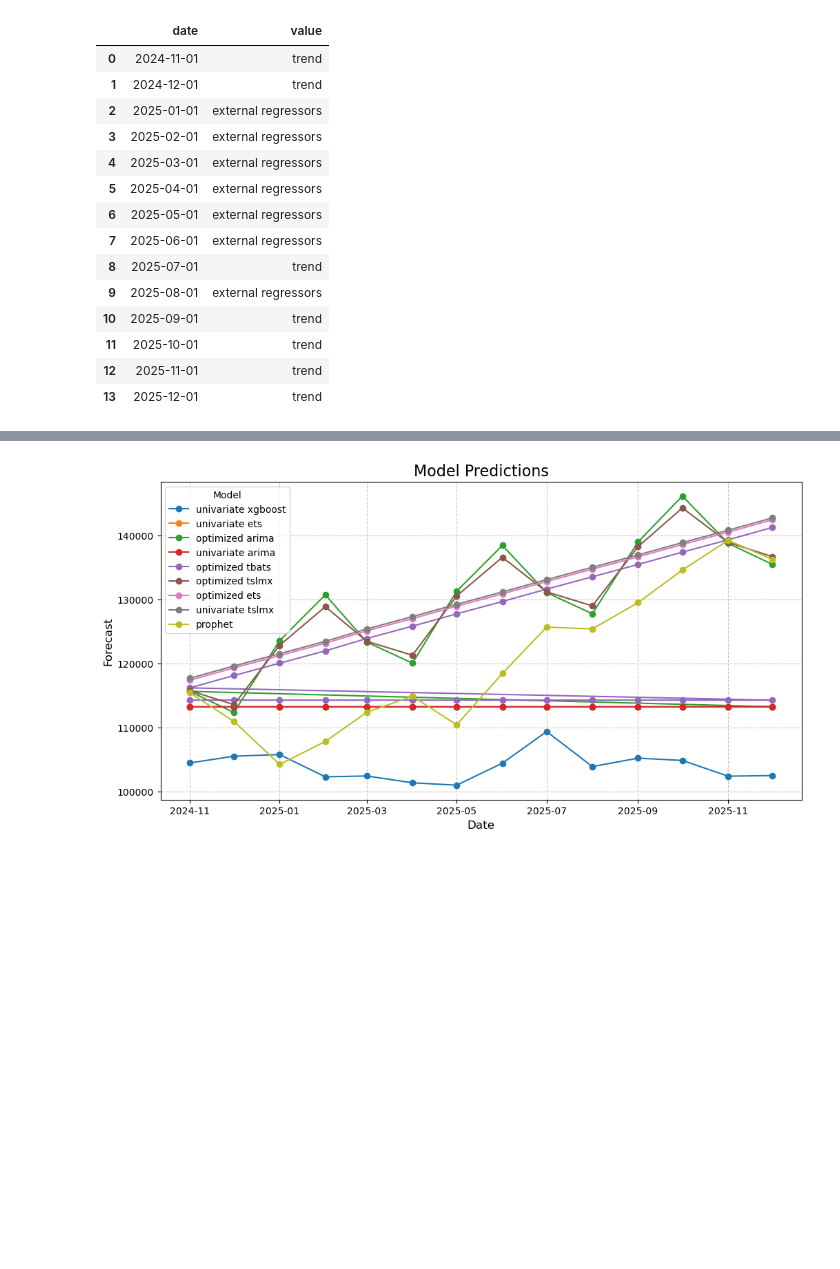
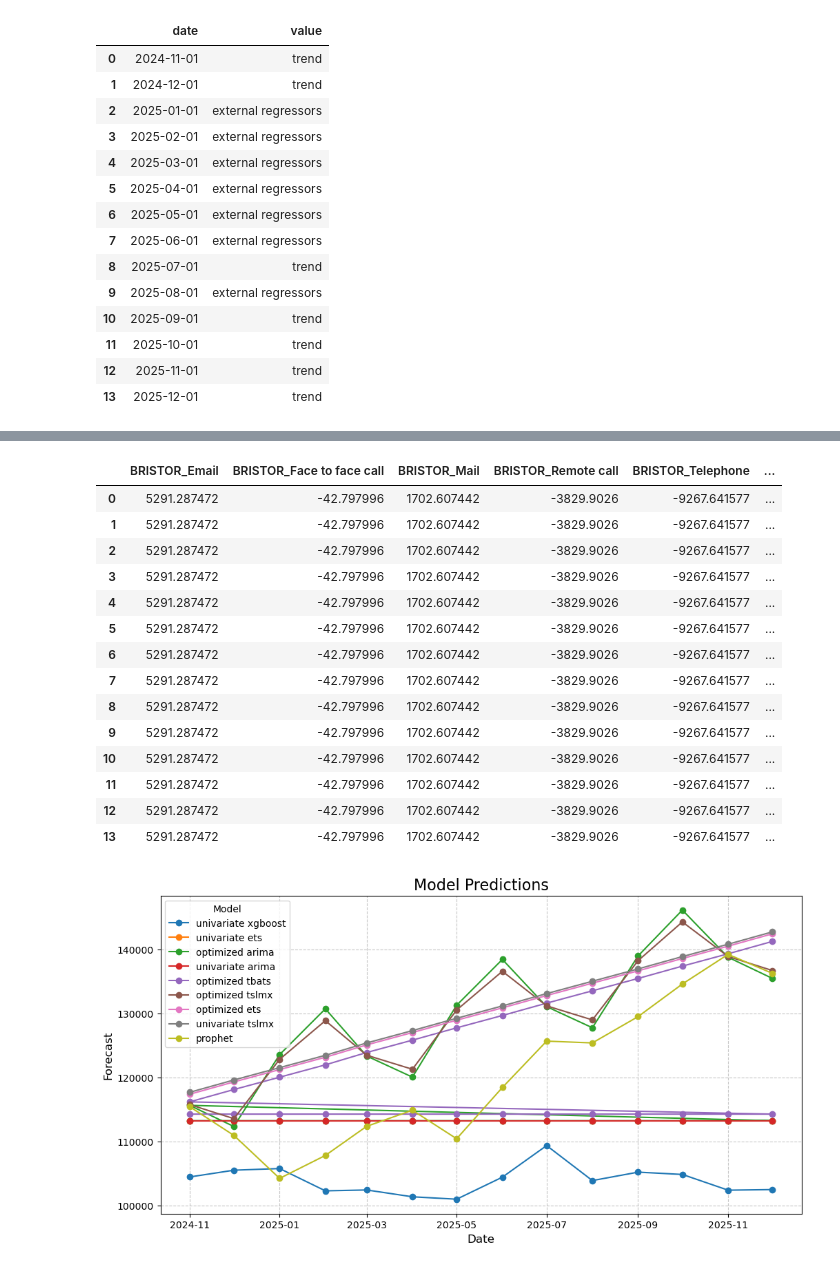
Before and after one commit to AmirMFarhang/LauzHack-CassadagApp, a Jupyter notebook: bristor_analisys.ipynb, the cells around one changed output, grey strips where cells are left out. Saved outputs shown, nothing was run; the diff lists cells and outputs as text; code cells hidden in the pictures; blank space fills up the shorter version.

Commit message:
forecast regressors

```diff
--- a/bristor_analisys.ipynb
+++ b/bristor_analisys.ipynb
@@ -283,3 +264,22 @@ forecast
+# %%
+forecast_regressors = forecast[REGRESSORS]
+forecast_regressors
+# %% [output]
+|  | BRISTOR_Email | BRISTOR_Face to face call | BRISTOR_Mail | BRISTOR_Remote call | BRISTOR_Telephone | ... |
+| 0 | 5291.287472 | -42.797996 | 1702.607442 | -3829.9026 | -9267.641577 | ... |
+| 1 | 5291.287472 | -42.797996 | 1702.607442 | -3829.9026 | -9267.641577 | ... |
+| 2 | 5291.287472 | -42.797996 | 1702.607442 | -3829.9026 | -9267.641577 | ... |
+| 3 | 5291.287472 | -42.797996 | 1702.607442 | -3829.9026 | -9267.641577 | ... |
+| 4 | 5291.287472 | -42.797996 | 1702.607442 | -3829.9026 | -9267.641577 | ... |
+| 5 | 5291.287472 | -42.797996 | 1702.607442 | -3829.9026 | -9267.641577 | ... |
+| 6 | 5291.287472 | -42.797996 | 1702.607442 | -3829.9026 | -9267.641577 | ... |
+| 7 | 5291.287472 | -42.797996 | 1702.607442 | -3829.9026 | -9267.641577 | ... |
+| 8 | 5291.287472 | -42.797996 | 1702.607442 | -3829.9026 | -9267.641577 | ... |
+| 9 | 5291.287472 | -42.797996 | 1702.607442 | -3829.9026 | -9267.641577 | ... |
+| 10 | 5291.287472 | -42.797996 | 1702.607442 | -3829.9026 | -9267.641577 | ... |
+| 11 | 5291.287472 | -42.797996 | 1702.607442 | -3829.9026 | -9267.641577 | ... |
+| 12 | 5291.287472 | -42.797996 | 1702.607442 | -3829.9026 | -9267.641577 | ... |
+| 13 | 5291.287472 | -42.797996 | 1702.607442 | -3829.9026 | -9267.641577 | ... |
 # %%
 final_df['Date'] = pd.to_datetime(final_df['Date'])
 
```
Also changed, not shown: parts of 1 cell of this notebook.
